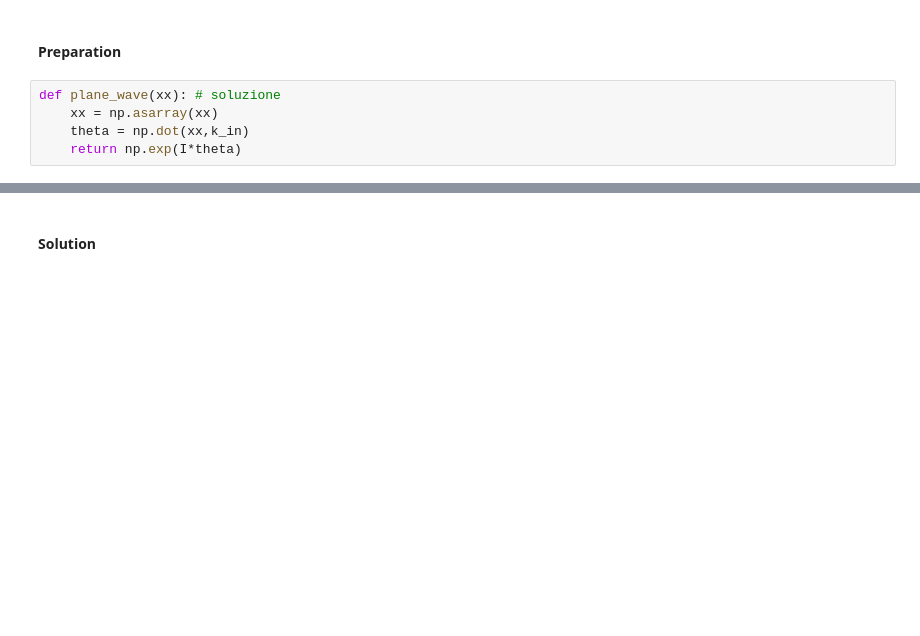
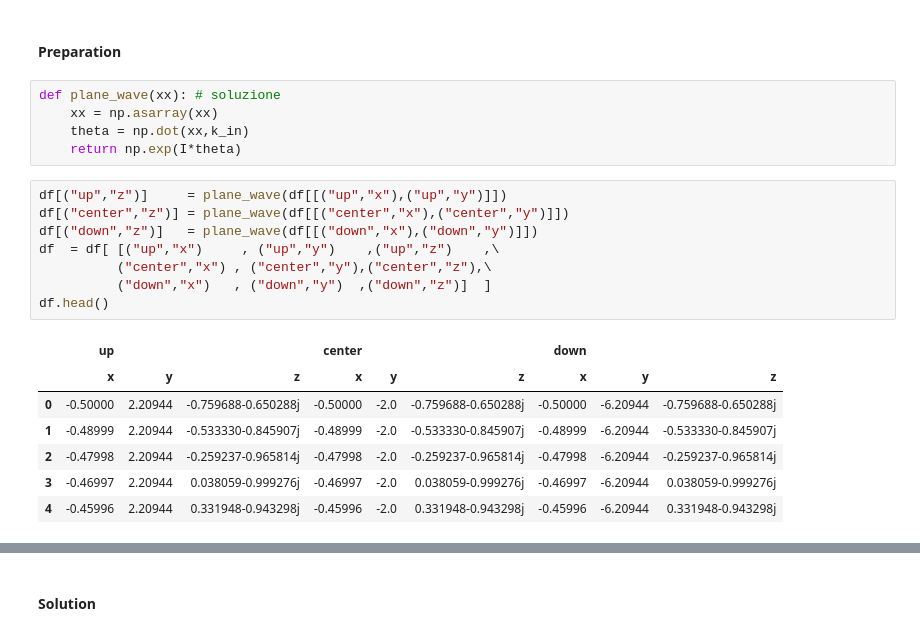
Before and after one commit to EliaStocco/Bspline, a Jupyter notebook: python/BEM-Young-2.ipynb, the cells around one changed output, grey strips where cells are left out. Drawn from its saved outputs; the diff is of its cells as text; blank space fills up the shorter version.

```diff
--- a/python/BEM-Young-2.ipynb
+++ b/python/BEM-Young-2.ipynb
@@ -451,5 +456,21 @@ def plane_wave(xx): # soluzione
     xx = np.asarray(xx)
     theta = np.dot(xx,k_in)
     return np.exp(I*theta)
+# %%
+df[("up","z")]     = plane_wave(df[[("up","x"),("up","y")]])
+df[("center","z")] = plane_wave(df[[("center","x"),("center","y")]])
+df[("down","z")]   = plane_wave(df[[("down","x"),("down","y")]])
+df  = df[ [("up","x")     , ("up","y")    ,("up","z")    ,\
+          ("center","x") , ("center","y"),("center","z"),\
+          ("down","x")   , ("down","y")  ,("down","z")]  ]
+df.head()
+# %% [output]
+|  | up |  |  | center |  |  | down |  |  |
+|  | x | y | z | x | y | z | x | y | z |
+| 0 | -0.50000 | 2.20944 | -0.759688-0.650288j | -0.50000 | -2.0 | -0.759688-0.650288j | -0.50000 | -6.20944 | -0.759688-0.650288j |
+| 1 | -0.48999 | 2.20944 | -0.533330-0.845907j | -0.48999 | -2.0 | -0.533330-0.845907j | -0.48999 | -6.20944 | -0.533330-0.845907j |
+| 2 | -0.47998 | 2.20944 | -0.259237-0.965814j | -0.47998 | -2.0 | -0.259237-0.965814j | -0.47998 | -6.20944 | -0.259237-0.965814j |
+| 3 | -0.46997 | 2.20944 | 0.038059-0.999276j | -0.46997 | -2.0 | 0.038059-0.999276j | -0.46997 | -6.20944 | 0.038059-0.999276j |
+| 4 | -0.45996 | 2.20944 | 0.331948-0.943298j | -0.45996 | -2.0 | 0.331948-0.943298j | -0.45996 | -6.20944 | 0.331948-0.943298j |
 # %%
 #
```
Also changed, not shown: parts of 10 cells of this notebook, 10 other files.
